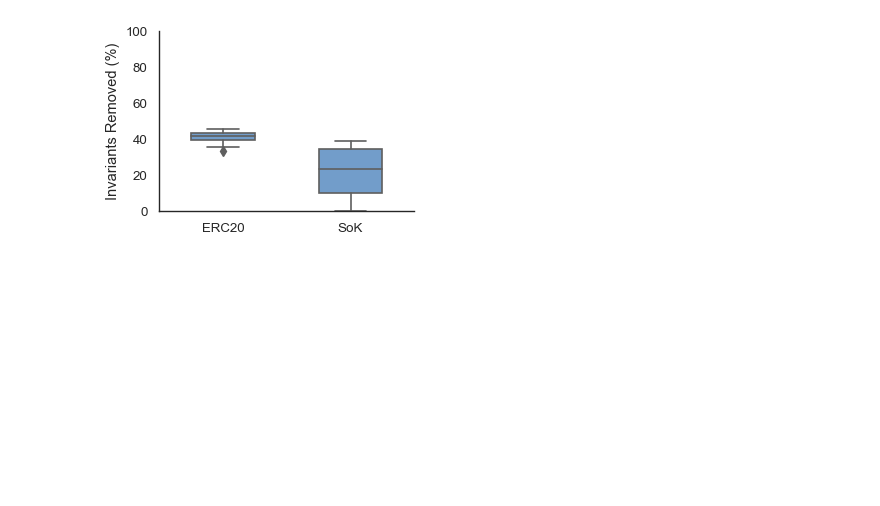
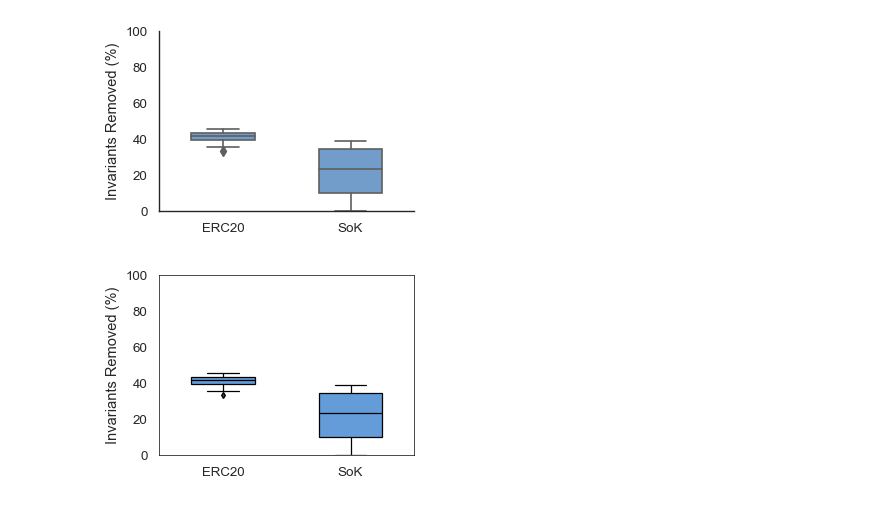
Before and after one commit to mojtaba-eshghie/KIWI, a Jupyter notebook: InvCon+/src/analysis.ipynb, the cells around one changed output. Saved outputs shown, nothing was run; the diff lists cells and outputs as text; code cells hidden in the pictures; blank space fills up the shorter version.

```diff
--- a/InvCon+/src/analysis.ipynb
+++ b/InvCon+/src/analysis.ipynb
@@ -278,3 +278,63 @@ plt.savefig("boxplot_invariants_removed.png", dpi=300)
 plt.show()
 # %% [output]
 [figure]
+# %%
+import json
+import pandas as pd
+import seaborn as sns
+import matplotlib.pyplot as plt
+
+# 1. Load JSON data
+with open('erc20.json', 'r') as f:
+    erc20_data = json.load(f)
+with open('sok.json', 'r') as f:
+    sok_data = json.load(f)
+
+# 2. Convert to DataFrame and label each row with its dataset
+erc20_df = pd.DataFrame(erc20_data)
+erc20_df['Dataset'] = 'ERC20'
+sok_df = pd.DataFrame(sok_data)
+sok_df['Dataset'] = 'SoK'
+
+# 3. Combine into a single DataFrame
+df = pd.concat([erc20_df, sok_df], ignore_index=True)
+
+# 4. Calculate percentage of invariants removed
+df['percentage_removed'] = (1 - df['reduction_ratio']) * 100
+
+# 5. Set styles for small figure and minimal clutter
+sns.set_context("paper", font_scale=1.1)
+sns.set_style("white")  # clean white background
+
+# 6. Create the figure sized for a double-column format (~3.4 inches wide)
+plt.figure(figsize=(3.4, 2.4))
+
+# 7. Plot a box plot with professional blue fill and black outlines
+ax = sns.boxplot(
+    x='Dataset',
+    y='percentage_removed',
+    data=df,
+    width=0.5,
+    boxprops={'facecolor': '#639CD9', 'edgecolor': 'black', 'linewidth': 0.9},
+    whiskerprops={'color': 'black', 'linewidth': 0.9},
+    capprops={'color': 'black', 'linewidth': 0.9},
+    medianprops={'color': 'black', 'linewidth': 0.9},
+    flierprops={'markeredgecolor': 'black', 'markersize': 3}
+)
+
+# 8. Ensure all four spines of the plot are visible with black borders
+for spine in ax.spines.values():
+    spine.set_visible(True)
+    spine.set_linewidth(0.5)
+    spine.set_edgecolor('black')
+
+plt.ylim(0, 100)
+plt.xlabel("")
+plt.ylabel("Invariants Removed (%)")
+plt.tight_layout()
+
+# 9. Save or display the figure
+plt.savefig("boxplot_invariants_removed.pdf", dpi=300)
+plt.show()
+# %% [output]
+[figure, added]
```
Also changed, not shown: parts of 1 cell of this notebook, 1 other file.
